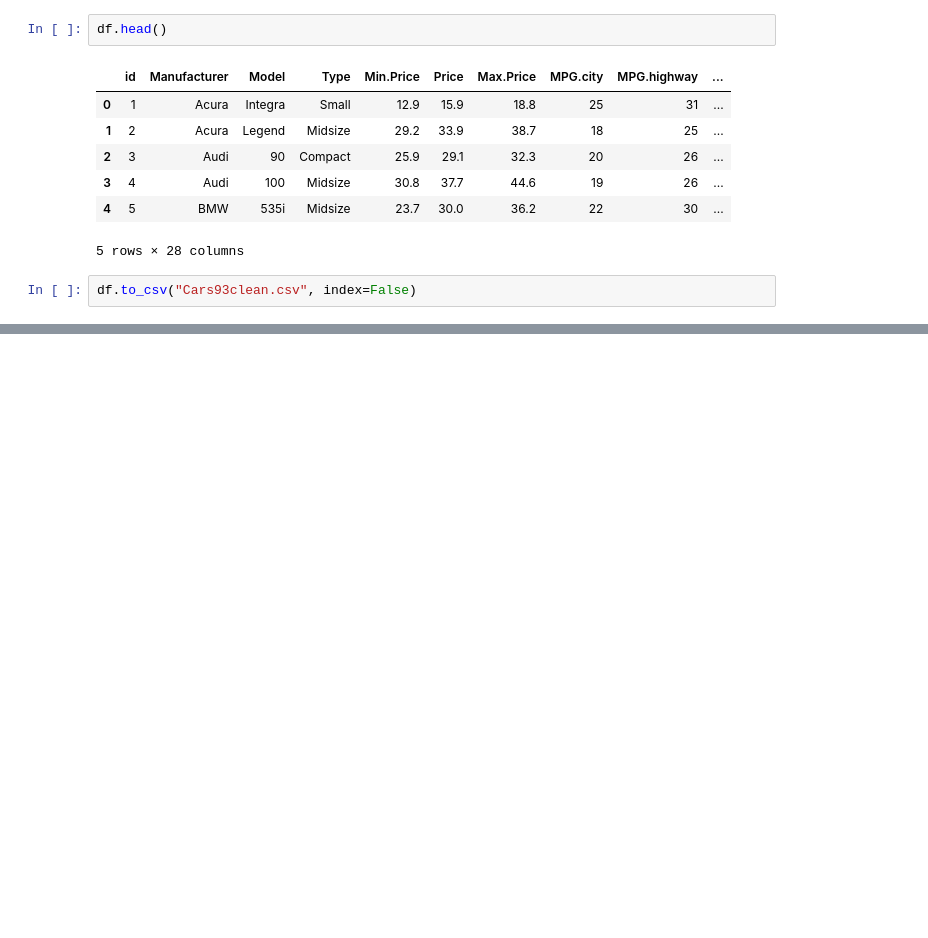
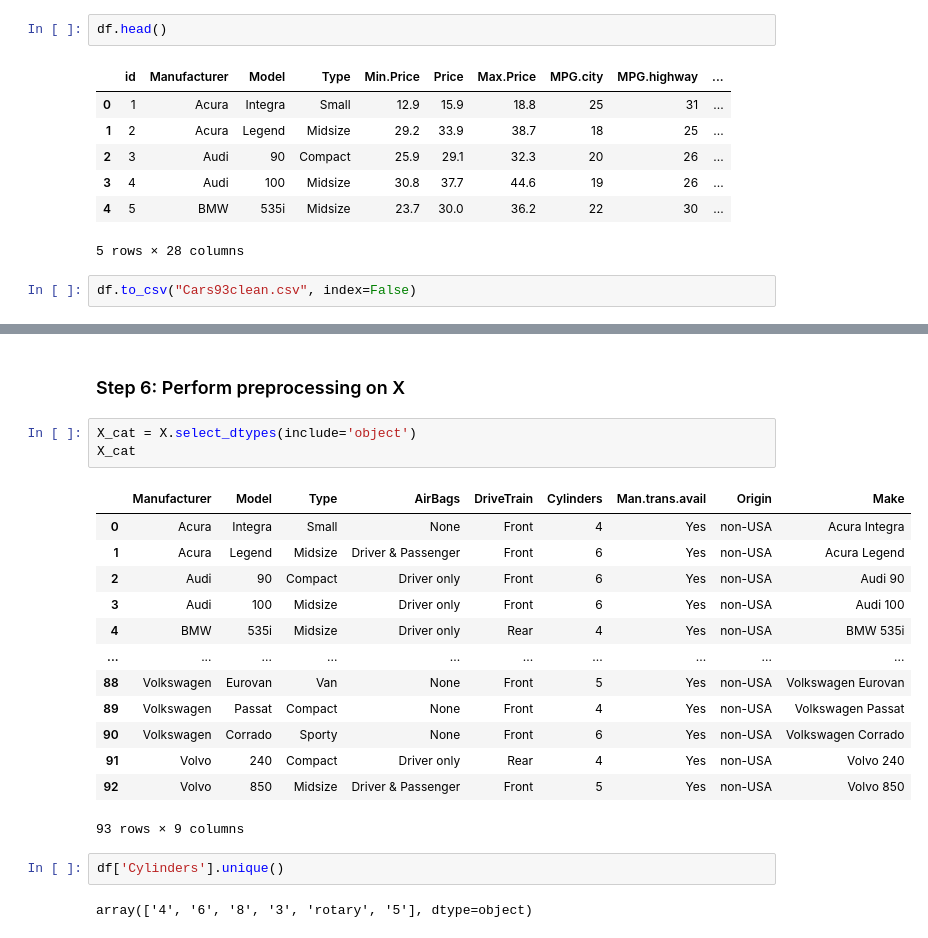
Before and after one commit to utkarshg1/ML_Wakad_6_8pm_30th_Apr, a Jupyter notebook: Manual Preprocessing/Preprocessing.ipynb, the cells around one changed output, grey strips where cells are left out. Cells and saved outputs as stored; diff of their text form; blank space fills up the shorter version.

Commit message:
Preprocessing

```diff
--- a/Manual Preprocessing/Preprocessing.ipynb
+++ b/Manual Preprocessing/Preprocessing.ipynb
@@ -225,0 +251,23 @@ df.to_csv("Cars93clean.csv", index=False)
+# %% [markdown]
+### Step 6: Perform preprocessing on X
+# %%
+X_cat = X.select_dtypes(include='object')
+X_cat
+# %% [output]
+|  | Manufacturer | Model | Type | AirBags | DriveTrain | Cylinders | Man.trans.avail | Origin | Make |
+| 0 | Acura | Integra | Small | None | Front | 4 | Yes | non-USA | Acura Integra |
+| 1 | Acura | Legend | Midsize | Driver & Passenger | Front | 6 | Yes | non-USA | Acura Legend |
+| 2 | Audi | 90 | Compact | Driver only | Front | 6 | Yes | non-USA | Audi 90 |
+| 3 | Audi | 100 | Midsize | Driver only | Front | 6 | Yes | non-USA | Audi 100 |
+| 4 | BMW | 535i | Midsize | Driver only | Rear | 4 | Yes | non-USA | BMW 535i |
+| ... | ... | ... | ... | ... | ... | ... | ... | ... | ... |
+| 88 | Volkswagen | Eurovan | Van | None | Front | 5 | Yes | non-USA | Volkswagen Eurovan |
+| 89 | Volkswagen | Passat | Compact | None | Front | 4 | Yes | non-USA | Volkswagen Passat |
+| 90 | Volkswagen | Corrado | Sporty | None | Front | 6 | Yes | non-USA | Volkswagen Corrado |
+| 91 | Volvo | 240 | Compact | Driver only | Rear | 4 | Yes | non-USA | Volvo 240 |
+| 92 | Volvo | 850 | Midsize | Driver & Passenger | Front | 5 | Yes | non-USA | Volvo 850 |
+93 rows × 9 columns
+# %%
+df['Cylinders'].unique()
+# %% [output]
+array(['4', '6', '8', '3', 'rotary', '5'], dtype=object)
```
Also changed, not shown: parts of 16 cells of this notebook, 2 other files.
